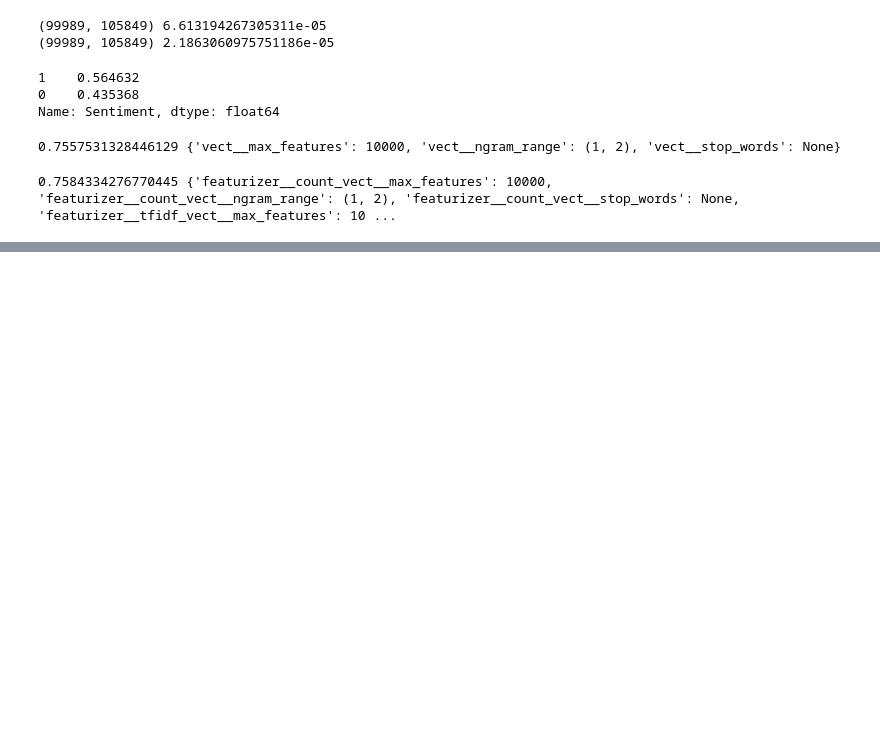
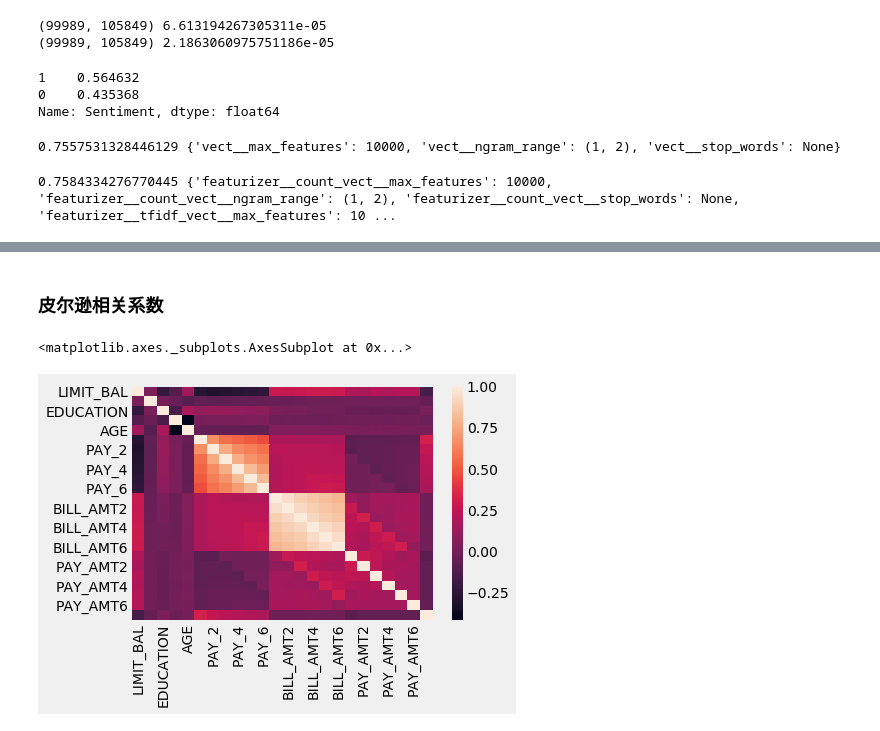
Before and after one commit to Skyexu/machine-learning-practice, a Jupyter notebook: feature_engineering/2. 特征工程入门与实践-book.ipynb, the cells around one changed output, grey strips where cells are left out. Drawn from its saved outputs; the diff is of its cells as text; code cells hidden in the pictures; blank space fills up the shorter version.

```diff
--- a/feature_engineering/2. 特征工程入门与实践-book.ipynb
+++ b/feature_engineering/2. 特征工程入门与实践-book.ipynb
@@ -1118,0 +1126,4 @@ print(grid.best_score_, grid.best_params_)
+# %%
+# https://archive.ics.uci.edu/ml/datasets/default+of+credit+card+clients
+# 信用卡逾期数据集
+credit_card_default = pd.read_csv('../data/feature_engineering//credit_card_default.csv')
@@ -1118,0 +1257,9 @@ print(grid.best_score_, grid.best_params_)
+# %% [markdown]
+### 皮尔逊相关系数
+# %%
+import seaborn as sns
+
+sns.heatmap(credit_card_default.corr())
+# %% [output]
+<matplotlib.axes._subplots.AxesSubplot at 0x...>
+[figure, added]
```
Also changed, not shown: parts of 39 cells of this notebook.
